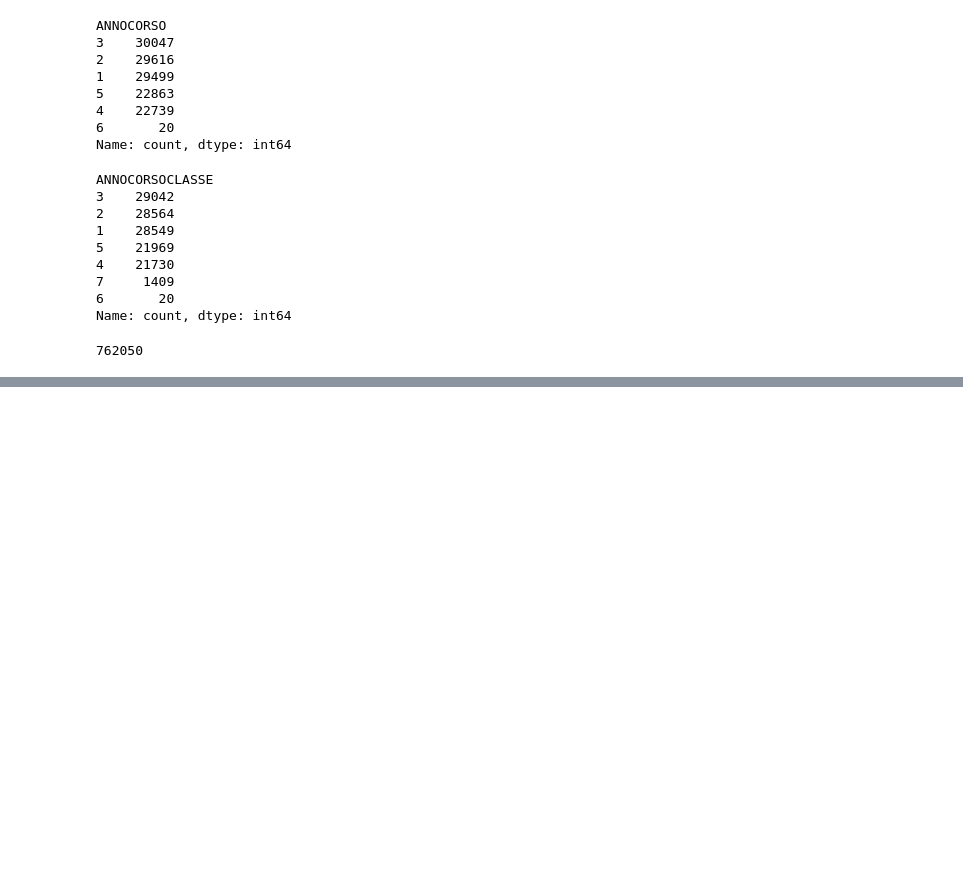
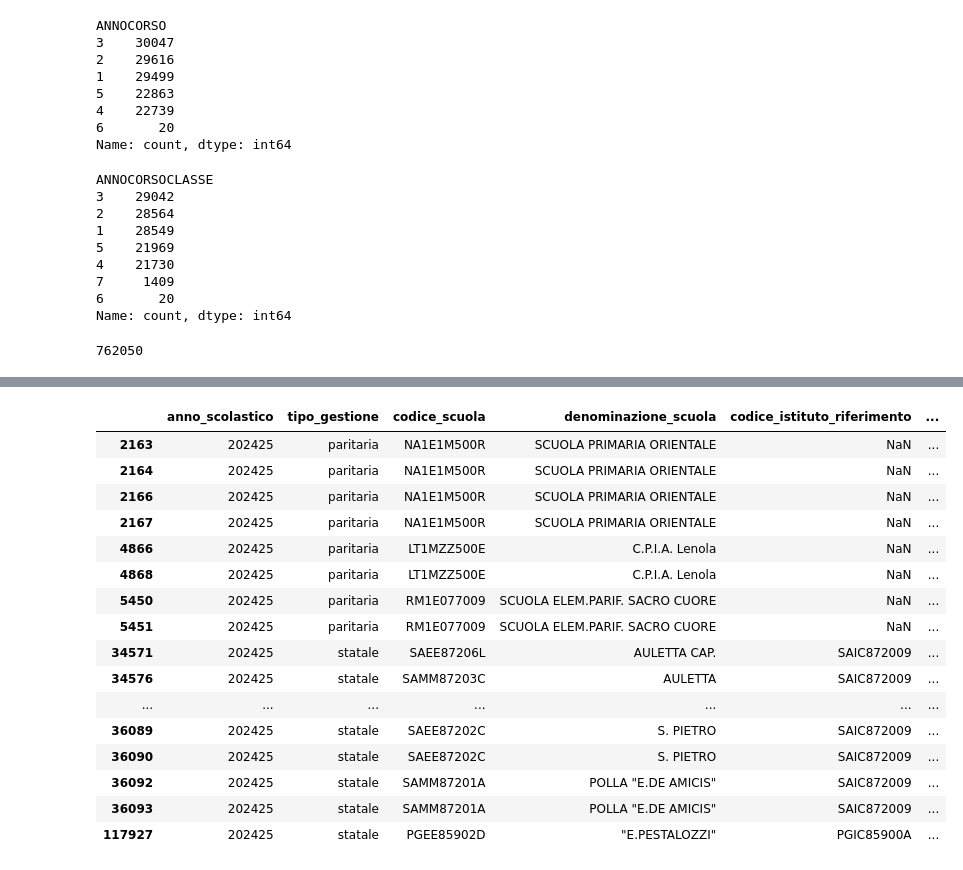
Before and after one commit to savaij/Valditara_e_le_sue_idee, a Jupyter notebook: src/temp.ipynb, the cells around one changed output, grey strips where cells are left out. Saved outputs shown, nothing was run; the diff lists cells and outputs as text; code cells hidden in the pictures; blank space fills up the shorter version.

```diff
--- a/src/temp.ipynb
+++ b/src/temp.ipynb
@@ -800,0 +834,12 @@ c
+# %%
+df_unita['rimanenza'] = df_unita['capienza'] - df_unita['alunni_totali']
+df_unita.loc[df_unita['rimanenza']<0, 'rimanenza'] = 0
+
+#numero teorico di stranieri in una scuole per non superare il 30%
+df_unita['disponibilita_stranieri'] = round((0.3*df_unita['alunni_totali'] - df_unita['alunni_non_italiani']) / 0.7)
+
+#numero effettivo (capienza - numero teorico di stranieri, cappato inferiormente a 0)
+df_unita['disponibilita_effettiva'] = df_unita['rimanenza']-df_unita['disponibilita_stranieri']
+df_unita.loc[df_unita['disponibilita_effettiva']<=0, 'disponibilita_effettiva'] = 0
+# %%
+df_unita = df_unita[df_unita['anno_corso']==1]
@@ -800,0 +889,4 @@ c
+# %%
+df_unita = df_unita[df_unita['alunni_totali']>9]
+# %%
+pd.set_option('display.max_columns', None)
@@ -800,0 +926,20 @@ c
+# %%
+df_unita[df_unita['m_min_irrisolvibile']==1]
+# %% [output]
+|  | anno_scolastico | tipo_gestione | codice_scuola | denominazione_scuola | codice_istituto_riferimento | ... |
+| 2163 | 202425 | paritaria | NA1E1M500R | SCUOLA PRIMARIA ORIENTALE | NaN | ... |
+| 2164 | 202425 | paritaria | NA1E1M500R | SCUOLA PRIMARIA ORIENTALE | NaN | ... |
+| 2166 | 202425 | paritaria | NA1E1M500R | SCUOLA PRIMARIA ORIENTALE | NaN | ... |
+| 2167 | 202425 | paritaria | NA1E1M500R | SCUOLA PRIMARIA ORIENTALE | NaN | ... |
+| 4866 | 202425 | paritaria | LT1MZZ500E | C.P.I.A. Lenola | NaN | ... |
+| 4868 | 202425 | paritaria | LT1MZZ500E | C.P.I.A. Lenola | NaN | ... |
+| 5450 | 202425 | paritaria | RM1E077009 | SCUOLA ELEM.PARIF. SACRO CUORE | NaN | ... |
+| 5451 | 202425 | paritaria | RM1E077009 | SCUOLA ELEM.PARIF. SACRO CUORE | NaN | ... |
+| 34571 | 202425 | statale | SAEE87206L | AULETTA CAP. | SAIC872009 | ... |
+| 34576 | 202425 | statale | SAMM87203C | AULETTA | SAIC872009 | ... |
+| ... | ... | ... | ... | ... | ... | ... |
+| 36089 | 202425 | statale | SAEE87202C | S. PIETRO | SAIC872009 | ... |
+| 36090 | 202425 | statale | SAEE87202C | S. PIETRO | SAIC872009 | ... |
+| 36092 | 202425 | statale | SAMM87201A | POLLA "E.DE AMICIS" | SAIC872009 | ... |
+| 36093 | 202425 | statale | SAMM87201A | POLLA "E.DE AMICIS" | SAIC872009 | ... |
+| 117927 | 202425 | statale | PGEE85902D | "E.PESTALOZZI" | PGIC85900A | ... |
```
Also changed, not shown: parts of 14 cells of this notebook, 23 other files.
